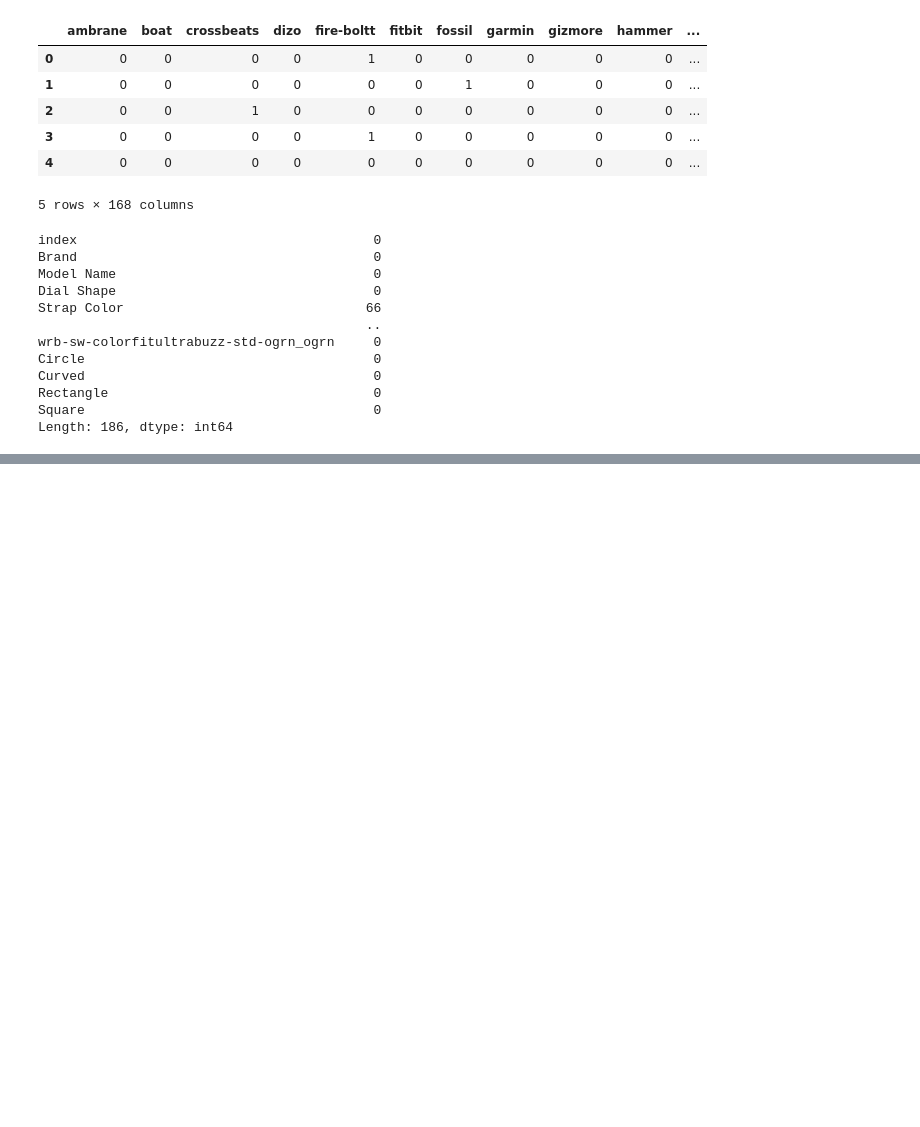
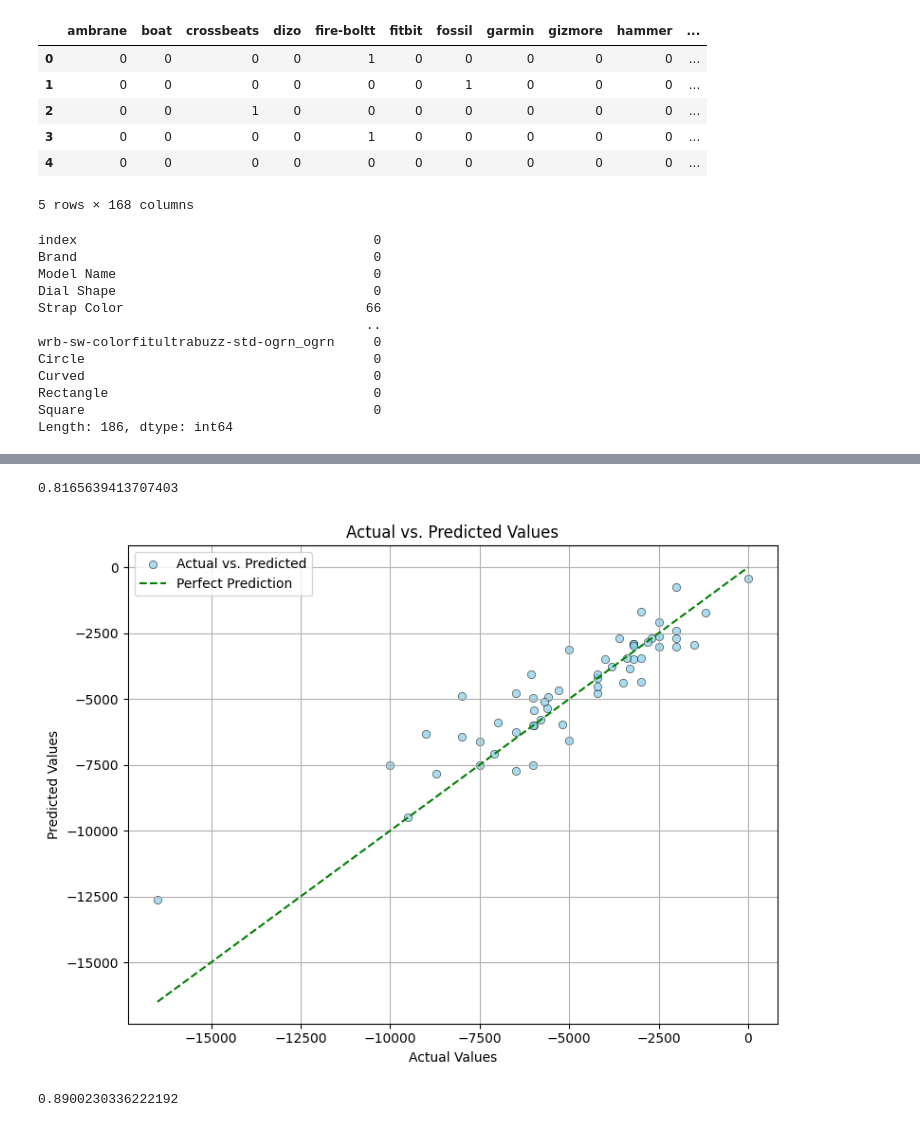
Before and after one commit to moronjie/watch_price_ml_project, a Jupyter notebook: main.ipynb, the cells around one changed output, grey strips where cells are left out. Cells and saved outputs as stored; diff of their text form; code cells hidden in the pictures; blank space fills up the shorter version.

Commit message:
visualizing model

```diff
--- a/main.ipynb
+++ b/main.ipynb
@@ -555,0 +565,3 @@ Length: 186, dtype: int64
+# %%
+new_train_df = new_train_df.select_dtypes(include=['int', 'float'])
+new_train_df.head()
@@ -555,0 +576,47 @@ Length: 186, dtype: int64
+# %%
+## data slipting
+from sklearn.model_selection import train_test_split
+X = new_train_df.drop('discount_amount', axis=1)
+y = new_train_df['discount_amount']
+
+X_train, X_test, y_train, y_test = train_test_split(X, y, test_size=0.33, random_state=42)
+# %%
+## linear regression algo
+from sklearn.linear_model import LinearRegression
+
+reg = LinearRegression().fit(X_train, y_train)
+predictions = reg.predict(X_test)
+# print(predictions)
+
+r2_score(y_test, predictions)
+# %% [output]
+0.8165639413707403
+# %%
+plt.figure(figsize=(8, 6))
+sns.scatterplot(x=y_test, y=predictions, color='skyblue', alpha=0.7, edgecolor='black', label='Actual vs. Predicted')
+
+plt.plot([min(y_test), max(y_test)], [min(y_test), max(y_test)], 'g--', label='Perfect Prediction')
+
+plt.xlabel('Actual Values')
+plt.ylabel('Predicted Values')
+plt.title('Actual vs. Predicted Values')
+plt.legend()
+
+plt.grid(True)
+plt.tight_layout()
+plt.show()
+# %% [output]
+[figure, added]
+# %%
+## lasso
+from sklearn import linear_model
+clf = linear_model.Lasso(alpha=0.1)
+
+score = clf.fit(X_train, y_train)
+
+predictions = clf.predict(X_test)
+# print(predictions)
+
+r2_score(y_test, predictions)
+# %% [output]
+0.8900230336222192
```
Also changed, not shown: parts of 7 cells of this notebook.
